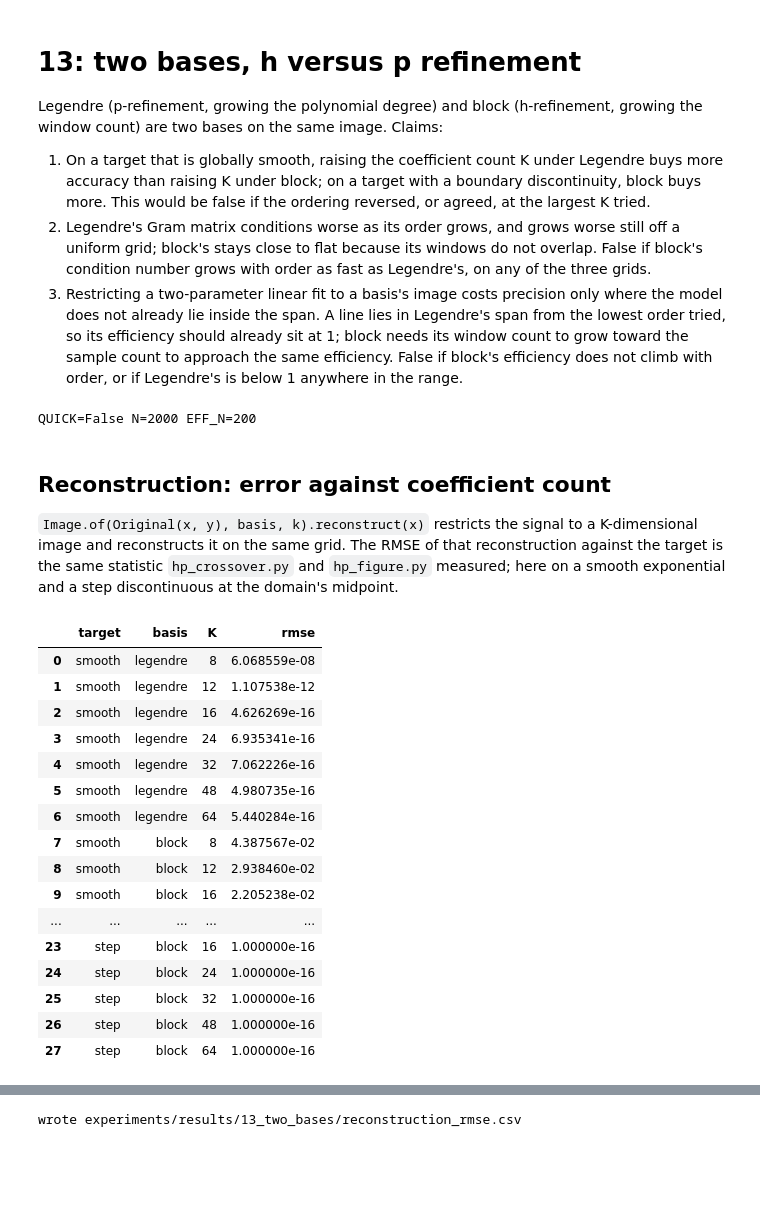
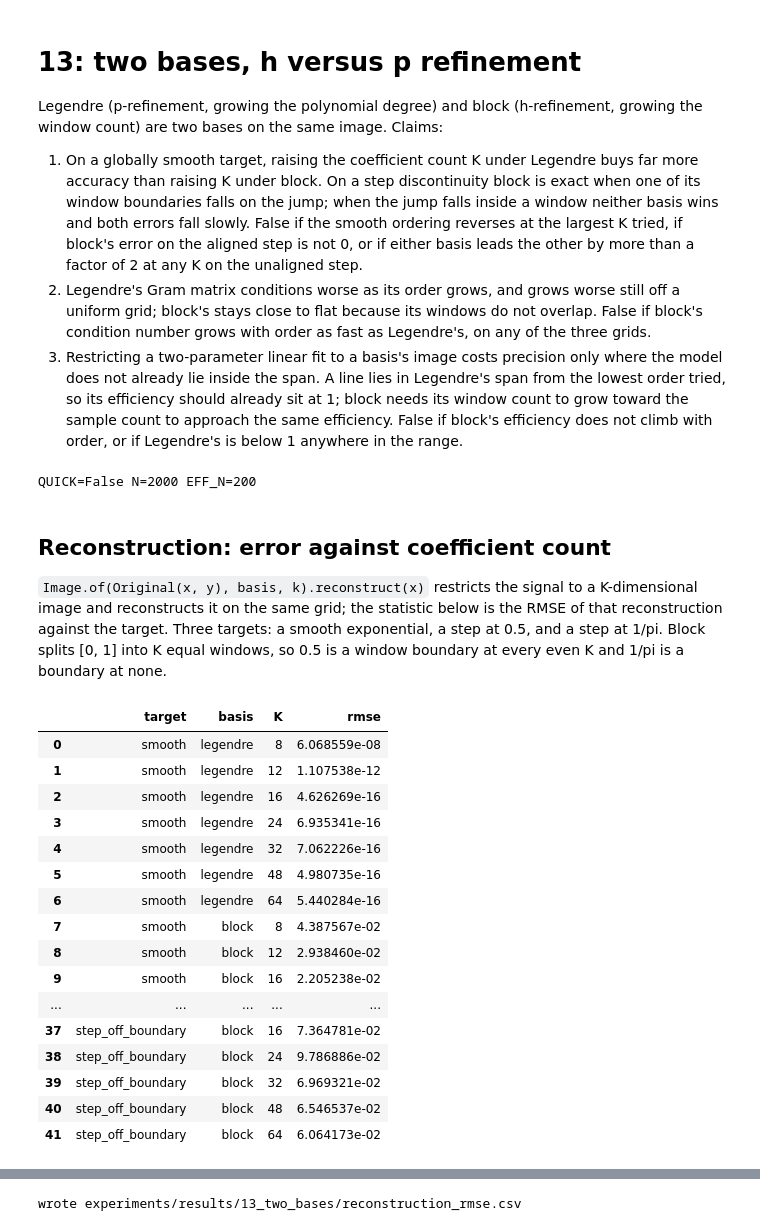
Before and after one commit to ringavirda/science-nonline, a Jupyter notebook: packages/dtfit-experimental/experiments/method/13_two_bases.ipynb, the cells around one changed output, grey strips where cells are left out. Saved outputs shown, nothing was run; the diff lists cells and outputs as text; code cells hidden in the pictures; blank space fills up the shorter version.

Commit message:
Measure the step off the block boundaries too, and report parity.

```diff
--- a/packages/dtfit-experimental/experiments/method/13_two_bases.ipynb
+++ b/packages/dtfit-experimental/experiments/method/13_two_bases.ipynb
@@ -5,10 +5,14 @@ Legendre (p-refinement, growing the polynomial degree) and block
 (h-refinement, growing the window count) are two bases on the same image.
 Claims:
 
-1. On a target that is globally smooth, raising the coefficient count K
-   under Legendre buys more accuracy than raising K under block; on a
-   target with a boundary discontinuity, block buys more. This would be
-   false if the ordering reversed, or agreed, at the largest K tried.
+1. On a globally smooth target, raising the coefficient count K under
+   Legendre buys far more accuracy than raising K under block. On a step
+   discontinuity block is exact when one of its window boundaries falls on
+   the jump; when the jump falls inside a window neither basis wins and
+   both errors fall slowly. False if the smooth ordering reverses at the
+   largest K tried, if block's error on the aligned step is not 0, or if
+   either basis leads the other by more than a factor of 2 at any K on the
+   unaligned step.
 2. Legendre's Gram matrix conditions worse as its order grows, and grows
    worse still off a uniform grid; block's stays close to flat because its
    windows do not overlap. False if block's condition number grows with
@@ -48,47 +52,46 @@ QUICK=False N=2000 EFF_N=200
 ## Reconstruction: error against coefficient count
 
 `Image.of(Original(x, y), basis, k).reconstruct(x)` restricts the signal
-to a K-dimensional image and reconstructs it on the same grid. The RMSE of
-that reconstruction against the target is the same statistic
-`hp_crossover.py` and `hp_figure.py` measured; here on a smooth
-exponential and a step discontinuous at the domain's midpoint.
+to a K-dimensional image and reconstructs it on the same grid; the
+statistic below is the RMSE of that reconstruction against the target.
+Three targets: a smooth exponential, a step at 0.5, and a step at 1/pi.
+Block splits [0, 1] into K equal windows, so 0.5 is a window boundary at
+every even K and 1/pi is a boundary at none.
 # %%
 X = np.linspace(0.0, 1.0, N)
-TARGETS = {"smooth": np.exp(-3.0 * X), "step": (X >= 0.5).astype(float)}
-# the step sits exactly on a block boundary at every K tried, so block's
-# reconstruction there is exactly 0.0; FLOOR only keeps the log-scale plot
-# and the CSV export finite, it is not a measured error
-FLOOR = 1e-16
+TARGETS = {"smooth": np.exp(-3.0 * X),
+           "step_on_boundary": (X >= 0.5).astype(float),
+           "step_off_boundary": (X >= 1.0 / np.pi).astype(float)}
 
 
 def recon_rmse(y, basis, k):
     img = Image.of(Original(X, y), basis, k)
     return float(np.sqrt(np.mean((img.reconstruct(X) - y) ** 2)))
 
 
 rows = []
 for target, y in TARGETS.items():
     for basis in ("legendre", "block"):
         for k in KS:
             rows.append({"target": target, "basis": basis, "K": k,
-                         "rmse": max(recon_rmse(y, basis, k), FLOOR)})
+                         "rmse": recon_rmse(y, basis, k)})
 reconstruction = pd.DataFrame(rows)
 reconstruction
 # %% [output]
 |  | target | basis | K | rmse |
 | 0 | smooth | legendre | 8 | 6.068559e-08 |
 | 1 | smooth | legendre | 12 | 1.107538e-12 |
 | 2 | smooth | legendre | 16 | 4.626269e-16 |
 | 3 | smooth | legendre | 24 | 6.935341e-16 |
 | 4 | smooth | legendre | 32 | 7.062226e-16 |
 | 5 | smooth | legendre | 48 | 4.980735e-16 |
 | 6 | smooth | legendre | 64 | 5.440284e-16 |
 | 7 | smooth | block | 8 | 4.387567e-02 |
 | 8 | smooth | block | 12 | 2.938460e-02 |
 | 9 | smooth | block | 16 | 2.205238e-02 |
 | ... | ... | ... | ... | ... |
-| 23 | step | block | 16 | 1.000000e-16 |
-| 24 | step | block | 24 | 1.000000e-16 |
-| 25 | step | block | 32 | 1.000000e-16 |
-| 26 | step | block | 48 | 1.000000e-16 |
-| 27 | step | block | 64 | 1.000000e-16 |
+| 37 | step_off_boundary | block | 16 | 7.364781e-02 |
+| 38 | step_off_boundary | block | 24 | 9.786886e-02 |
+| 39 | step_off_boundary | block | 32 | 6.969321e-02 |
+| 40 | step_off_boundary | block | 48 | 6.546537e-02 |
+| 41 | step_off_boundary | block | 64 | 6.064173e-02 |
```
Also changed, not shown: parts of 7 cells of this notebook, 1 other file.
